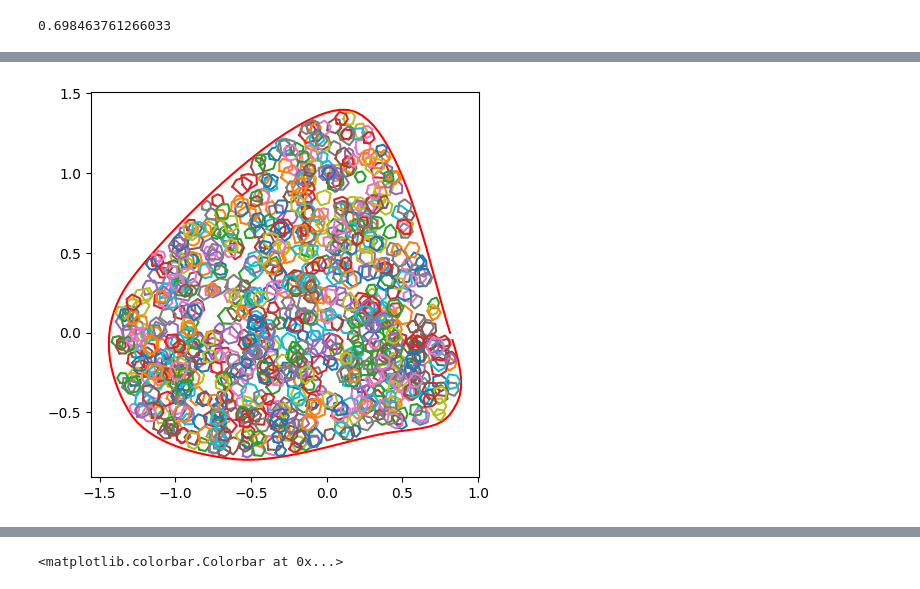
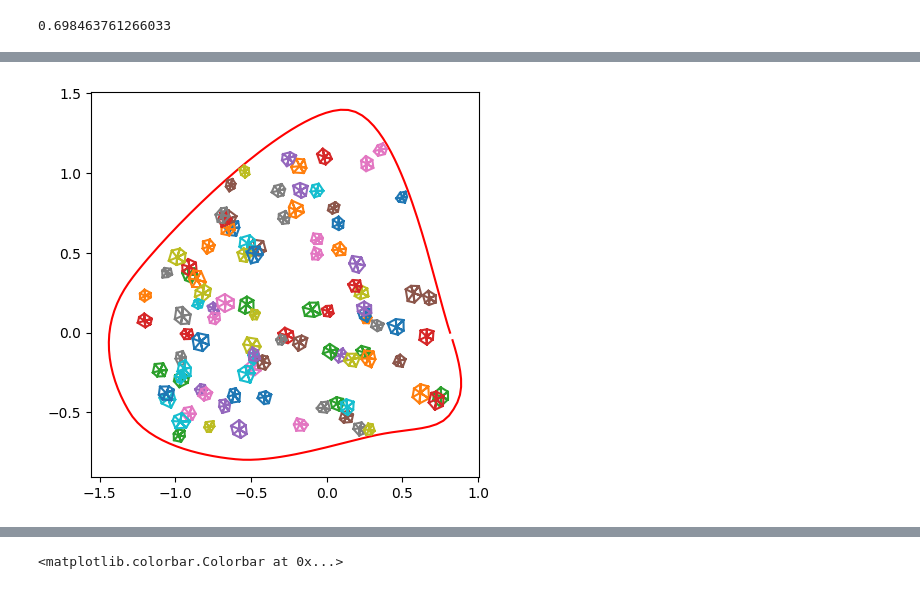
Before and after one commit to jh6220/SINNs-FEM, a Jupyter notebook: SINNs_FEM_training.ipynb, the cells around one changed output, grey strips where cells are left out. Drawn from its saved outputs; the diff is of its cells as text; code cells hidden in the pictures.

```diff
--- a/SINNs_FEM_training.ipynb
+++ b/SINNs_FEM_training.ipynb
@@ -226,7 +226,7 @@ def GetRandomTPmesh(nodes,elements,boundaryNodes,elSizeMin=0.04,elSizeMax=0.07):
     nodesTP = notesTP * np.random.uniform(elSizeMin, elSizeMax) + samplePoint.reshape(1,2)
     return nodesTP, elementsTP
 
-n = 1000
+n = 100
 nodesTP_arr = np.zeros((n,7,2))
 elementsTP_arr = np.zeros((n,6,3),dtype=int)
 for i in range(n):
@@ -236,10 +236,11 @@ for i in range(n):
 # %%
 plt.figure(figsize=(5,5))
 plt.plot(nodes[boundaryNodes,0],nodes[boundaryNodes,1],'r')
+idxs_arr = [1,2,3,4,5,6,1,0,2,0,3,0,4,0,5,0,6]
 for i in range(n):
-    plt.plot(nodesTP_arr[i,[1,2,3,4,5,6,1],0],nodesTP_arr[i,[1,2,3,4,5,6,1],1])
+    plt.plot(nodesTP_arr[i,idxs_arr,0],nodesTP_arr[i,idxs_arr,1])
 # %% [output]
-[figure, old version]
+[figure, new version]
 # %%
 n_r = 4
 n_theta = 6
```
Also changed, not shown: parts of 31 cells of this notebook.
